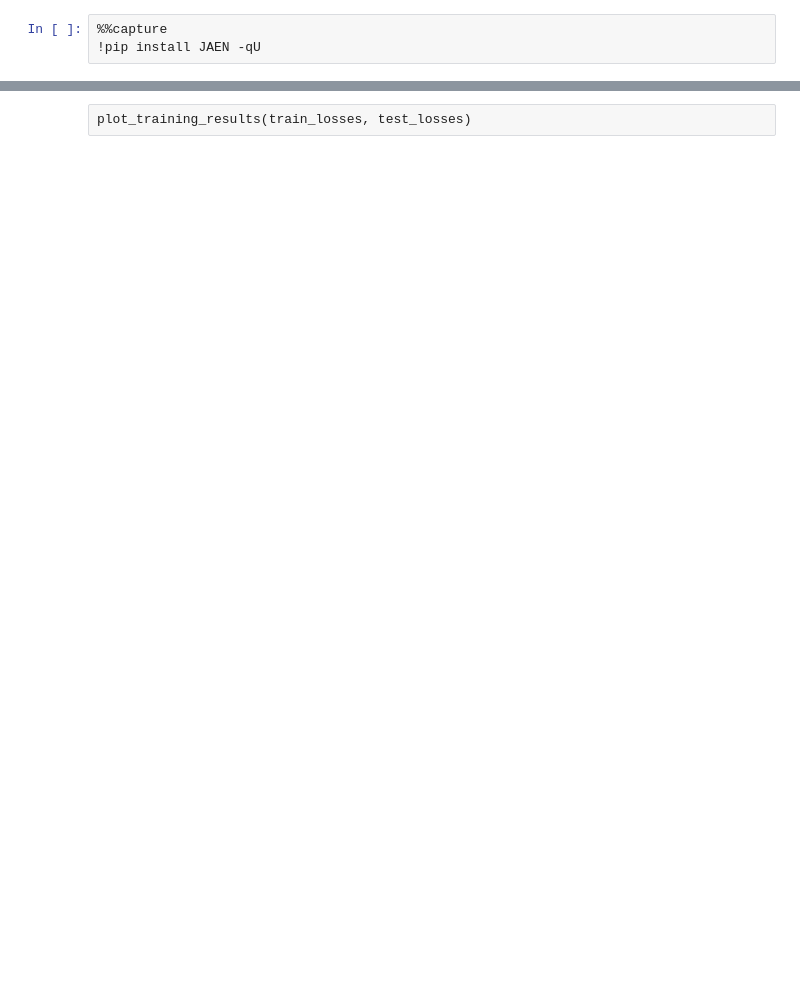
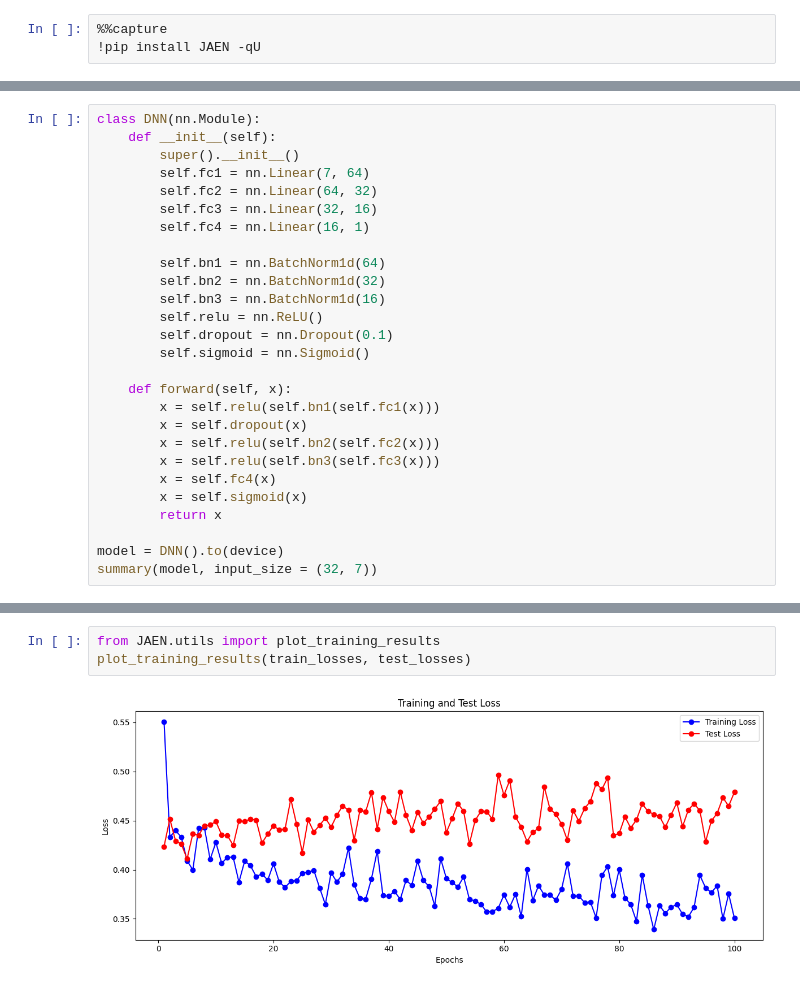
Before and after one commit to seungyun1/AI-Playground, a Jupyter notebook: src/ai-basic/DNN.ipynb, the cells around one changed output, grey strips where cells are left out. Drawn from its saved outputs; the diff is of its cells as text; blank space fills up the shorter version.

```diff
--- a/src/ai-basic/DNN.ipynb
+++ b/src/ai-basic/DNN.ipynb
@@ -163,0 +45,27 @@ X.shape, y.shape
+# %%
+class DNN(nn.Module):
+    def __init__(self):
+        super().__init__()
+        self.fc1 = nn.Linear(7, 64)
+        self.fc2 = nn.Linear(64, 32)
+        self.fc3 = nn.Linear(32, 16)
+        self.fc4 = nn.Linear(16, 1)
+
+        self.bn1 = nn.BatchNorm1d(64)
+        self.bn2 = nn.BatchNorm1d(32)
+        self.bn3 = nn.BatchNorm1d(16)
+        self.relu = nn.ReLU()
+        self.dropout = nn.Dropout(0.1)
+        self.sigmoid = nn.Sigmoid()
+
+    def forward(self, x):
+        x = self.relu(self.bn1(self.fc1(x)))
+        x = self.dropout(x)
+        x = self.relu(self.bn2(self.fc2(x)))
+        x = self.relu(self.bn3(self.fc3(x)))
+        x = self.fc4(x)
+        x = self.sigmoid(x)
+        return x
+
+model = DNN().to(device)
+summary(model, input_size = (32, 7))
@@ -271,2 +180,5 @@ Epoch 100 Train Loss : 0.3383794239033823 Test Loss : 0.4707883993784587
-# %% [raw]
-plot_training_results(train_losses, test_losses)
+# %%
+from JAEN.utils import plot_training_results
+plot_training_results(train_losses, test_losses)
+# %% [output]
+[figure, added]
```
Also changed, not shown: parts of 24 cells of this notebook, 12 other files.
